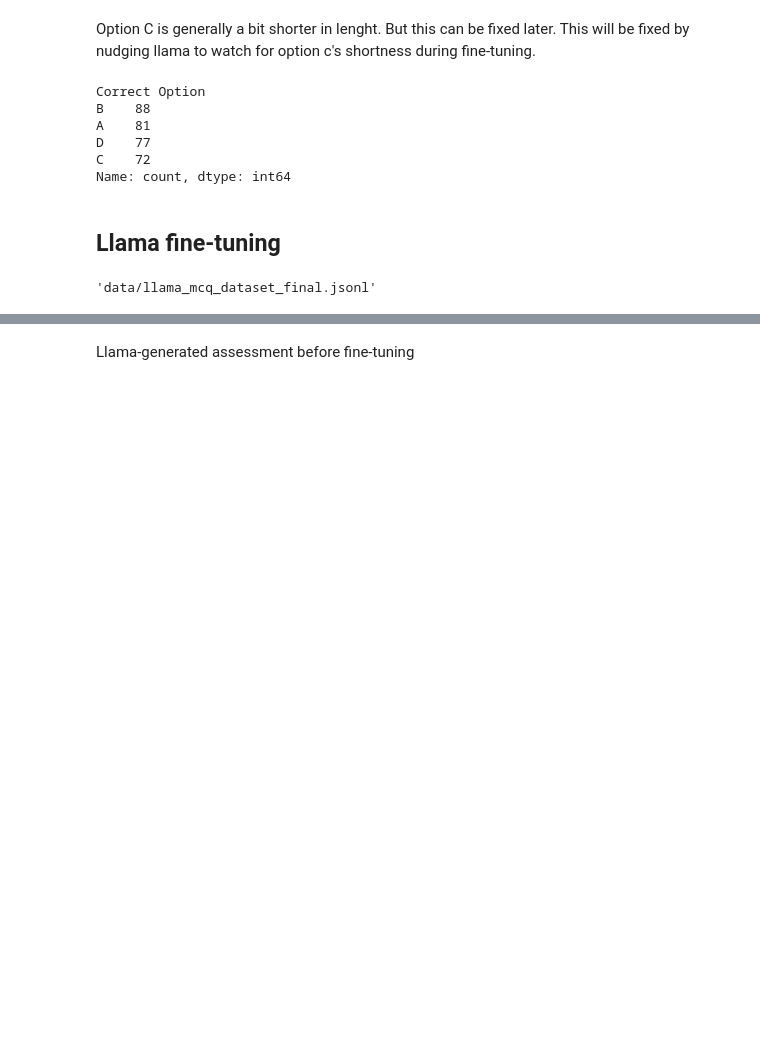
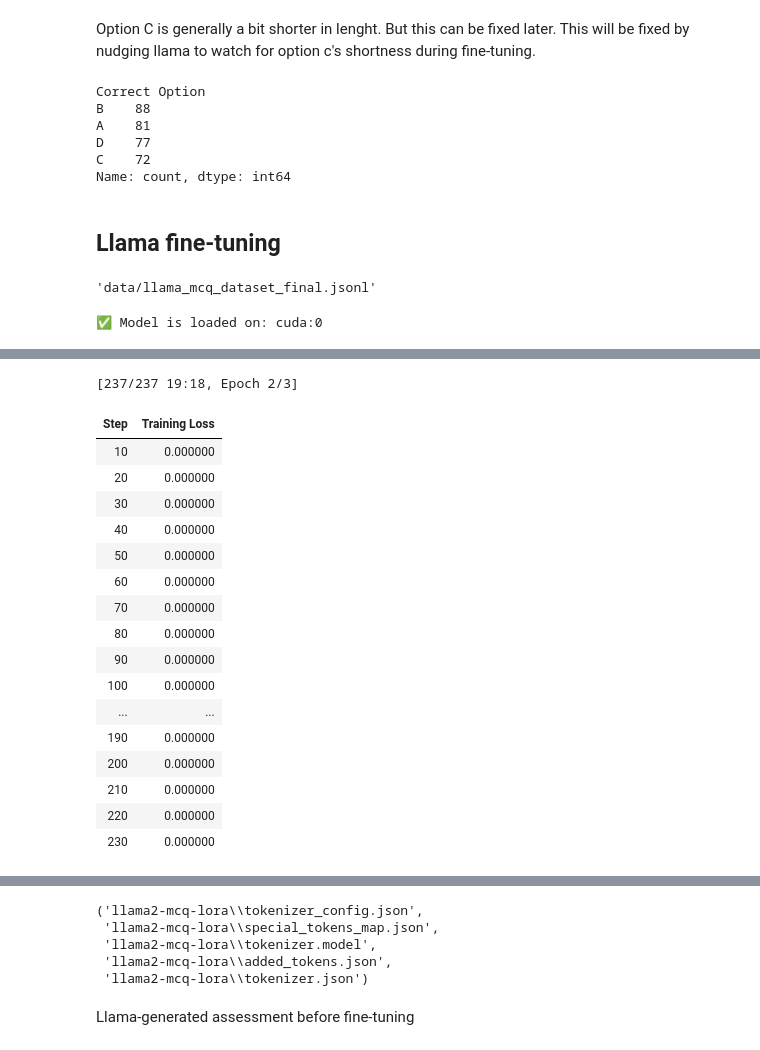
Before and after one commit to Sriva29/assessment-generator, a Jupyter notebook: fine-tuning_assessment_gen.ipynb, the cells around one changed output, grey strips where cells are left out. Cells and saved outputs as stored; diff of their text form; code cells hidden in the pictures; blank space fills up the shorter version.

Commit message:
llama fine-tuned

```diff
--- a/fine-tuning_assessment_gen.ipynb
+++ b/fine-tuning_assessment_gen.ipynb
@@ -530,10 +503,10 @@ jsonl_path
 # %% [output]
 'data/llama_mcq_dataset_final.jsonl'
 # %%
-# ✅ LLaMA2-7B-HF Fine-Tuning with LoRA (PEFT + TRL)
+# ✅ LLaMA2-7B-HF Fine-Tuning with LoRA (PEFT + TRL) - Local Model with CPU Offloading
 
-# STEP 1: Install dependencies
-#%pip install transformers datasets accelerate peft trl bitsandbytes sentencepiece
+# STEP 1: Install dependencies (uncomment if needed)
+# !pip install transformers datasets accelerate peft trl bitsandbytes sentencepiece
 
 # STEP 2: Load your JSONL dataset
 from datasets import load_dataset
@@ -542,26 +515,40 @@ dataset = load_dataset("json", data_files="data/llama_mcq_dataset_final.jsonl",
 
 # Format dataset into instruction + completion format
 instruction_dataset = dataset.map(lambda x: {
-    "prompt": f"Generate a multiple choice question with 4 options. Question: {x['question']}",
-    "completion": "\n".join([f"{chr(65+i)}. {opt}" for i, opt in enumerate(x['options'])]) + f"\nAnswer: {chr(65 + x['answer'])}"
+    "text": (
+        f"Generate a multiple choice question with 4 options.\n"
+        f"Question: {x['question']}\n" +
+        "\n".join([f"{chr(65+i)}. {opt}" for i, opt in enumerate(x['options'])]) +
+        f"\nAnswer: {chr(65 + x['answer'])}"
+    )
 })
 
-# STEP 3: Load LLaMA2-7B-HF model
-from transformers import AutoTokenizer, AutoModelForCausalLM
+# STEP 3: Load LLaMA2-7B-HF model from local path
+from transformers import AutoTokenizer, AutoModelForCausalLM, BitsAndBytesConfig
 from peft import LoraConfig, get_peft_model, prepare_model_for_kbit_training
+from accelerate import dispatch_model
 
-model_name = "meta-llama/Llama-2-7b-hf"
-tokenizer = AutoTokenizer.from_pretrained(model_name, use_auth_token=True)
+model_path = "Llama-2-7b-hf/"  # Adjust this path to your download location
+
+tokenizer = AutoTokenizer.from_pretrained(model_path)
 tokenizer.pad_token = tokenizer.eos_token
 
+# Quantization config with safe fallback
+bnb_config = BitsAndBytesConfig(
+    load_in_8bit=True,
+    llm_int8_enable_fp32_cpu_offload=True
+)
+
 model = AutoModelForCausalLM.from_pretrained(
-    model_name,
-    load_in_8bit=True,
-    device_map="auto",
-    use_auth_token=True
+    model_path,
+    quantization_config=bnb_config,
+    device_map={"": 0}  # Force to GPU 0; use {"": "cpu"} if you have issues
 )
 
 model = prepare_model_for_kbit_training(model)
+
+# Confirm device assignment
+print("✅ Model is loaded on:", next(model.parameters()).device)
 
 # STEP 4: Configure LoRA
 config = LoraConfig(
@@ -599,11 +586,8 @@ collator = DataCollatorForCompletionOnlyLM(
 
 trainer = SFTTrainer(
     model=model,
-    tokenizer=tokenizer,
     train_dataset=instruction_dataset,
-    dataset_text_field="prompt",
-    max_seq_length=512,
-    formatting_func=lambda ex: f"{ex['prompt']}\n{ex['completion']}",
+    formatting_func=lambda ex: ex["text"],
     data_collator=collator,
     args=training_args
 )
@@ -611,6 +595,8 @@ trainer = SFTTrainer(
 # STEP 6: Train
 trainer.train()
 
-# STEP 7: Save adapter
+# STEP 7: Save LoRA adapter + tokenizer
 model.save_pretrained("llama2-mcq-lora")
 tokenizer.save_pretrained("llama2-mcq-lora")
+# %% [output]
+✅ Model is loaded on: cuda:0
@@ -616,0 +620,18 @@ tokenizer.save_pretrained("llama2-mcq-lora")
+[237/237 19:18, Epoch 2/3]
+| Step | Training Loss |
+| 10 | 0.000000 |
+| 20 | 0.000000 |
+| 30 | 0.000000 |
+| 40 | 0.000000 |
+| 50 | 0.000000 |
+| 60 | 0.000000 |
+| 70 | 0.000000 |
+| 80 | 0.000000 |
+| 90 | 0.000000 |
+| 100 | 0.000000 |
+| ... | ... |
+| 190 | 0.000000 |
+| 200 | 0.000000 |
+| 210 | 0.000000 |
+| 220 | 0.000000 |
+| 230 | 0.000000 |
@@ -617,3 +655,8 @@ tokenizer.save_pretrained("llama2-mcq-lora")
+('llama2-mcq-lora\\tokenizer_config.json',
+ 'llama2-mcq-lora\\special_tokens_map.json',
+ 'llama2-mcq-lora\\tokenizer.model',
+ 'llama2-mcq-lora\\added_tokens.json',
+ 'llama2-mcq-lora\\tokenizer.json')
 # %% [markdown]
 Llama-generated assessment before fine-tuning
 # %%
```
Also changed, not shown: parts of 10 cells of this notebook, 33 other files.
